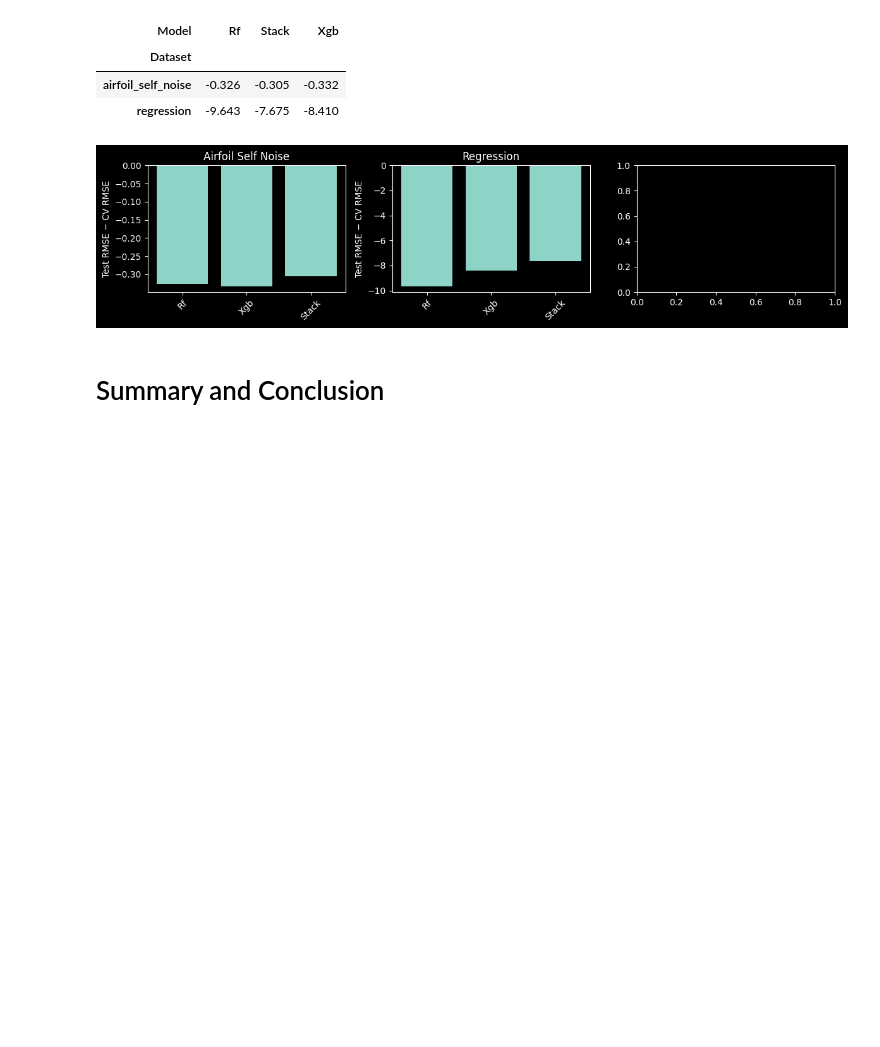
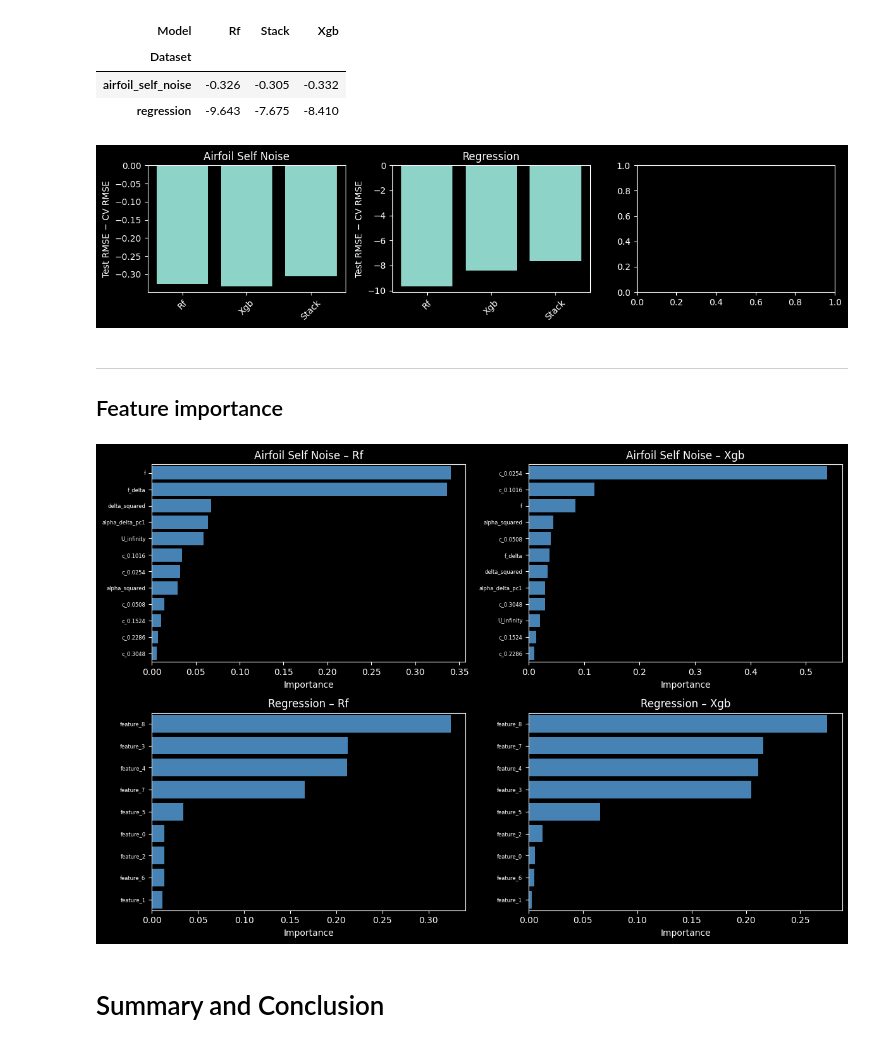
Before and after one commit to szm4c/bagging-boosting-stacking-study, a Jupyter notebook: notebooks/ensemble_comparison/ensemble_comparison.ipynb, the cells around one changed output. Saved outputs shown, nothing was run; the diff lists cells and outputs as text; code cells hidden in the pictures; blank space fills up the shorter version.

Commit message:
Adding feature importance to main experiment

```diff
--- a/notebooks/ensemble_comparison/ensemble_comparison.ipynb
+++ b/notebooks/ensemble_comparison/ensemble_comparison.ipynb
@@ -837,6 +925,50 @@ Overfitting Gap (Test RMSE − Mean CV RMSE)
 | airfoil_self_noise | -0.326 | -0.305 | -0.332 |
 | regression | -9.643 | -7.675 | -8.410 |
 [figure]
+# %% [markdown]
+---
+## Feature importance
+# %%
+# Determine unique datasets and models
+datasets = sorted(feat_rank_df["Dataset"].unique())
+models = sorted(feat_rank_df["Model"].unique())
+
+nrows = len(datasets)
+ncols = len(models)
+
+# Create a grid of subplots: one row per dataset, one column per model
+fig, axes = plt.subplots(
+    nrows, ncols,
+    figsize=(ncols * 6, nrows * 4),
+    squeeze=False
+)
+
+for i, ds in enumerate(datasets):
+    for j, m in enumerate(models):
+        ax = axes[i][j]
+        # Filter for this dataset & model, sort by importance ascending (for horizontal bar)
+        df_sub = feat_rank_df[
+            (feat_rank_df["Dataset"] == ds) &
+            (feat_rank_df["Model"] == m)
+        ].sort_values("importance", ascending=True)
+
+        # Horizontal bar plot: feature names on y-axis, importance on x-axis
+        ax.barh(df_sub["feature"], df_sub["importance"], color="steelblue")
+        ax.set_title(f"{ds.replace('_',' ').title()} – {m}")
+        ax.set_xlabel("Importance")
+        ax.set_ylabel("")
+
+        # Reduce y‐tick label font size for readability if many features
+        ax.tick_params(axis="y", labelsize=6)
+
+        # Optionally, tighten y-axis margins
+        ax.margins(y=0.01)
+
+# Tight layout for the entire figure
+fig.tight_layout()
+plt.show()
+# %% [output]
+[figure, added]
 # %% [markdown]
 # Summary and Conclusion
 # %% [markdown]
```
Also changed, not shown: parts of 7 cells of this notebook, 4 other files.
